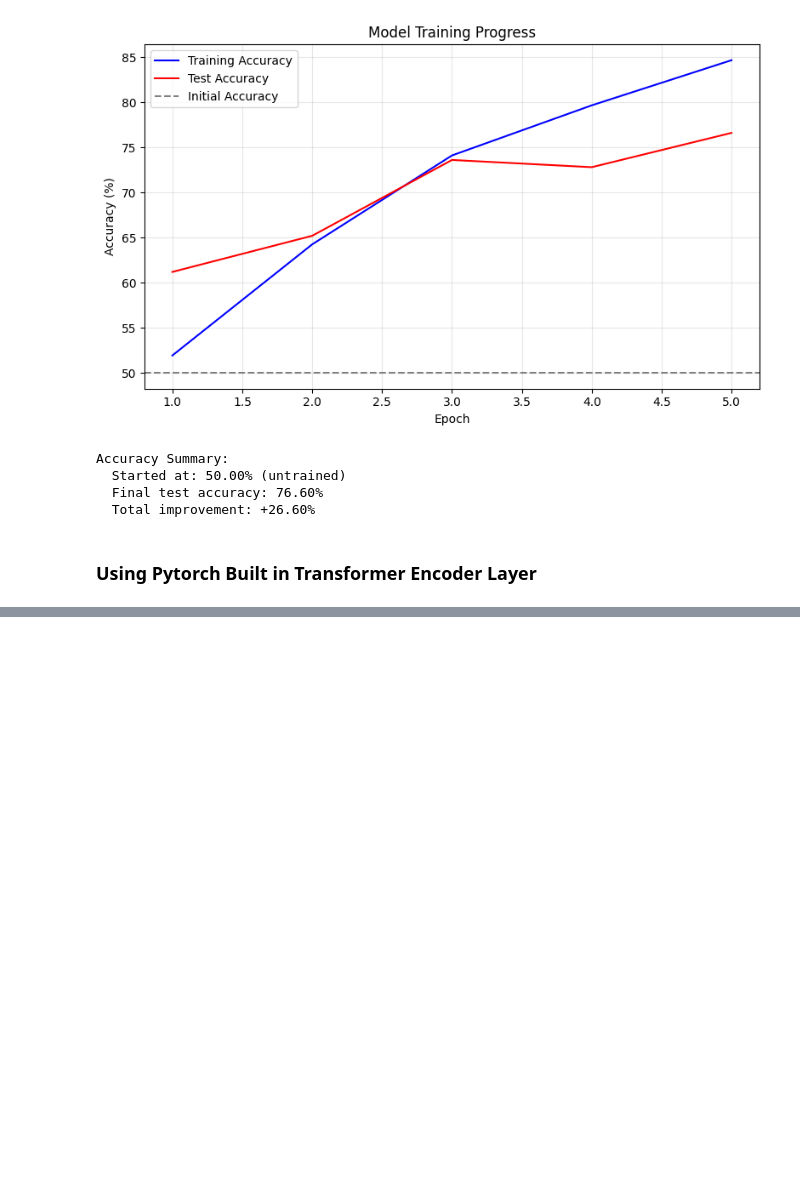
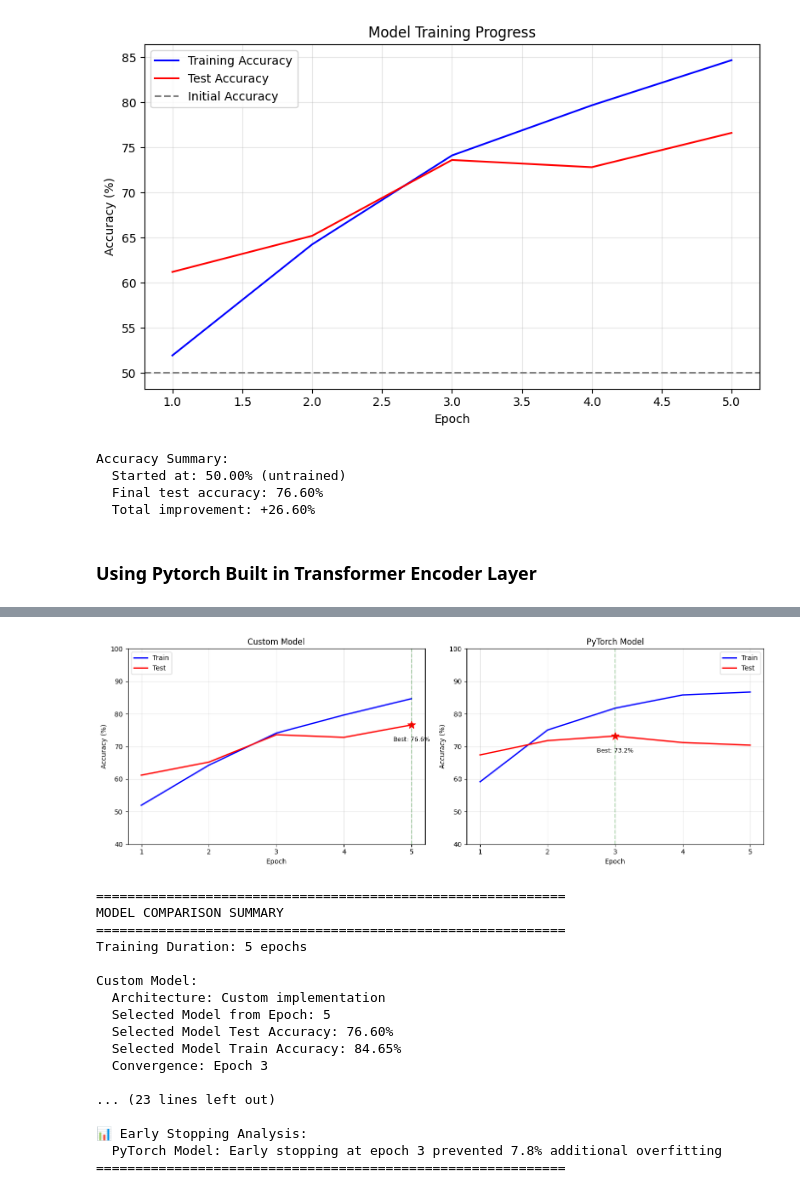
Before and after one commit to mohammadfaizan76692/FROM_SCRATCH_ML, a Jupyter notebook: Attention_from_Scratch/encoder/encoder.ipynb, the cells around one changed output, grey strips where cells are left out. Drawn from its saved outputs; the diff is of its cells as text; code cells hidden in the pictures; blank space fills up the shorter version.

Commit message:
Completed Encoder

```diff
--- a/Attention_from_Scratch/encoder/encoder.ipynb
+++ b/Attention_from_Scratch/encoder/encoder.ipynb
@@ -833,0 +996,10 @@ torch.save(model.state_dict(),"trained_imdb_sentiment_model.pth")
+# %%
+# Create the simple classifier
+pytorch_model = IMDBClassifierWithPytorchEncoder(
+    vocab_size=vocab_size,
+    d_model=128,
+    num_layers=2,
+    max_len=256
+).to(device)
+
+helper_utils.print_summary(pytorch_model, vocab_size=vocab_size)
@@ -833,0 +1024,15 @@ torch.save(model.state_dict(),"trained_imdb_sentiment_model.pth")
+# %%
+# Loss function for classification
+pytorch_criterion = nn.CrossEntropyLoss()
+
+# Optimizer - Adam with learning rate 0.001
+learning_rate = 0.001
+pytorch_optimizer = optim.Adam(pytorch_model.parameters(), lr=learning_rate)
+
+print("Training setup:")
+print(f"  Loss function: CrossEntropyLoss")
+print(f"  Optimizer: Adam")
+print(f"  Learning rate: {learning_rate}")
+print(f"  Batch size: {batch_size}")
+print(f"  Training samples: {len(train_dataset)}")
+print(f"  Test samples: {len(test_dataset)}")
@@ -833,0 +1047,11 @@ torch.save(model.state_dict(),"trained_imdb_sentiment_model.pth")
+# %%
+# Now train
+EPOCHS = 5
+pytorch_history = helper_utils.train_model(
+    pytorch_model,
+    train_loader,
+    test_loader,
+    pytorch_optimizer,
+    pytorch_criterion,
+    num_epochs=EPOCHS
+)
@@ -833,0 +1088,21 @@ torch.save(model.state_dict(),"trained_imdb_sentiment_model.pth")
+# %%
+helper_utils.compare_models(history, pytorch_history)
+# %% [output]
+[figure, added]
+============================================================
+MODEL COMPARISON SUMMARY
+============================================================
+Training Duration: 5 epochs
+
+Custom Model:
+  Architecture: Custom implementation
+  Selected Model from Epoch: 5
+  Selected Model Test Accuracy: 76.60%
+  Selected Model Train Accuracy: 84.65%
+  Convergence: Epoch 3
+
+... (23 lines left out)
+
+📊 Early Stopping Analysis:
+  PyTorch Model: Early stopping at epoch 3 prevented 7.8% additional overfitting
+============================================================
```
Also changed, not shown: parts of 12 cells of this notebook.
